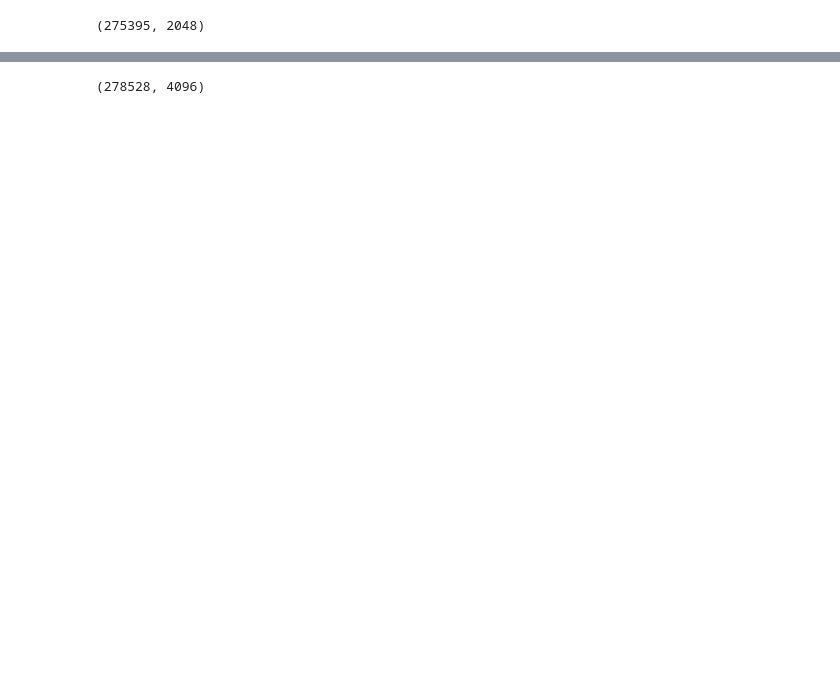
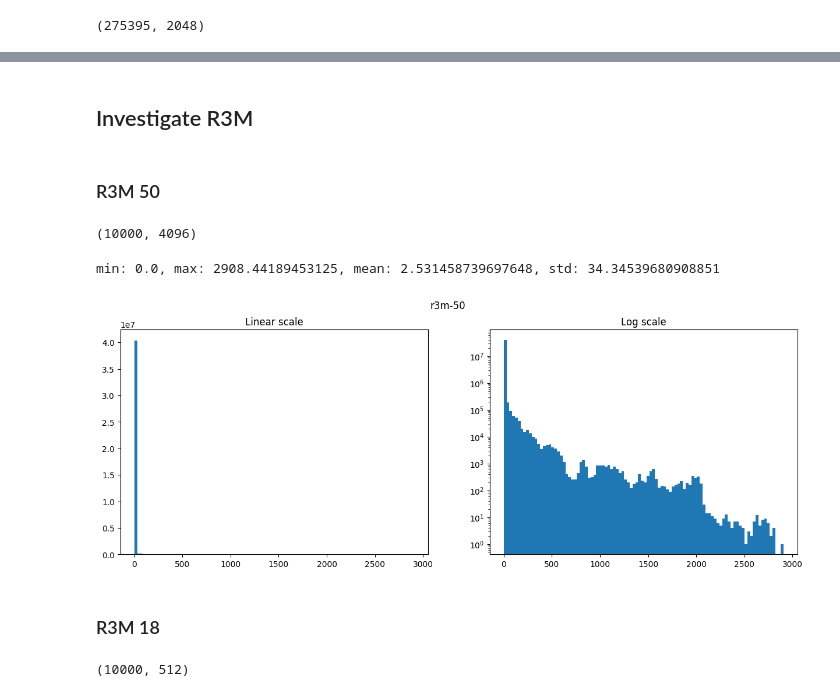
Before and after one commit to ankile/robust-rearrangement, a Jupyter notebook: notebooks/10_la_investigate_data.ipynb, the cells around one changed output, grey strips where cells are left out. Cells and saved outputs as stored; diff of their text form; code cells hidden in the pictures; blank space fills up the shorter version.

```diff
--- a/notebooks/10_la_investigate_data.ipynb
+++ b/notebooks/10_la_investigate_data.ipynb
@@ -4,0 +9,16 @@ import matplotlib.pyplot as plt
+# %%
+def print_stats(data):
+    print(
+        f"min: {np.min(data)}, max: {np.max(data)}, mean: {np.mean(data)}, std: {np.std(data)}"
+    )
+
+
+def make_hist(data, title=""):
+    fig, (ax1, ax2) = plt.subplots(1, 2, figsize=(15, 5))
+    fig.suptitle(title)
+
+    ax1.hist(data, bins=100)
+    ax1.set_title("Linear scale")
+
+    ax2.hist(data, bins=100, log=True)
+    ax2.set_title("Log scale")
@@ -30,9 +78,13 @@ min: -29.05980110168457, max: 39.561981201171875, mean: 0.01705080084502697, std
+# %% [markdown]
+## Investigate R3M
+# %% [markdown]
+### R3M 50
 # %%
 r3m50 = zarr.open(
     "/data/scratch/ankile/furniture-data/data/processed/sim/feature/r3m-50/one_leg/data.zarr"
-)["observations"][:, 14:]
+)["observations"][:10_000, 14:]
 
 r3m50_flat = r3m50.reshape(-1)
 r3m50.shape
 # %% [output]
-(278528, 4096)
+(10000, 4096)
@@ -45,0 +91,8 @@ ax2.hist(r3m50_flat, bins=100, log=True)
+# %%
+print_stats(r3m50_flat)
+make_hist(r3m50_flat, "r3m-50")
+# %% [output]
+min: 0.0, max: 2908.44189453125, mean: 2.531458739697648, std: 34.34539680908851
+[figure, added]
+# %% [markdown]
+### R3M 18
@@ -45,0 +101,20 @@ ax2.hist(r3m50_flat, bins=100, log=True)
+# %%
+# Create 10_000 images randomly between [0, 255]
+r3m18 = np.concatenate(
+    [
+        enc(
+            torch.randint(
+                0, 255, (1_000, 224, 224, 3), dtype=torch.uint8, device="cuda:1"
+            )
+        )
+        .detach()
+        .cpu()
+        .numpy()
+        for _ in range(10)
+    ]
+)
+
+r3m18_flat = r3m18.reshape(-1)
+r3m18.shape
+# %% [output]
+(10000, 512)
```
Also changed, not shown: parts of 23 cells of this notebook, 4 other files.
